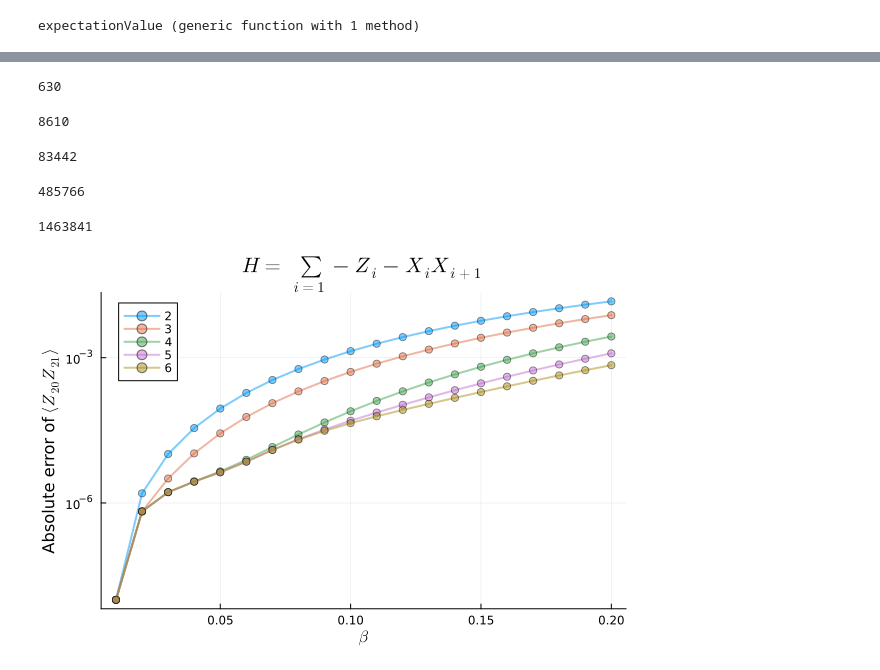
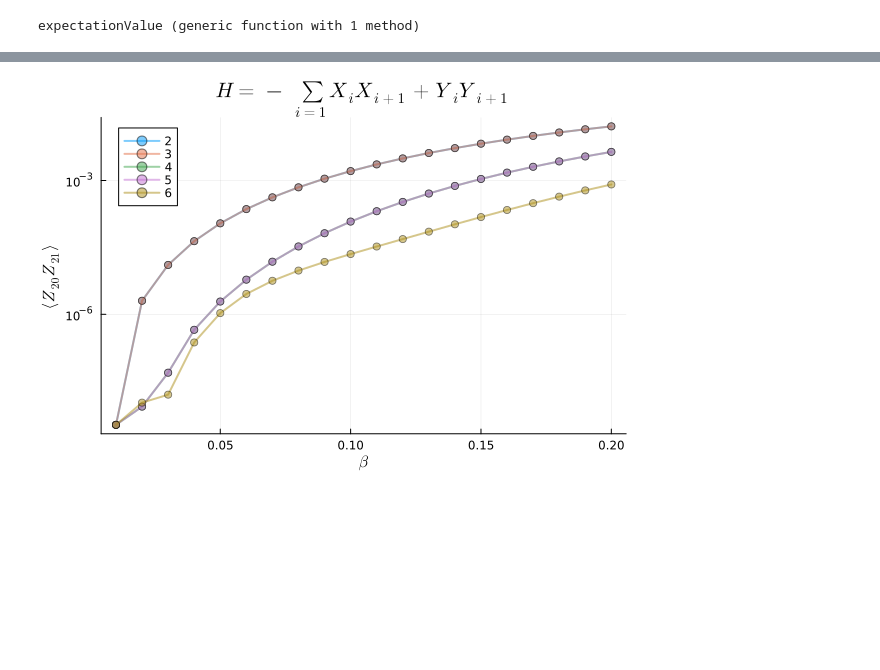
Before and after one commit to wrightjandrew/ImaginaryTimeEvolutionPauliPropagation, a Jupyter notebook: imaginaryTimeEvolution/tests2.ipynb, the cells around one changed output, grey strips where cells are left out. Drawn from its saved outputs; the diff is of its cells as text; code cells hidden in the pictures; blank space fills up the shorter version.

```diff
--- a/imaginaryTimeEvolution/tests2.ipynb
+++ b/imaginaryTimeEvolution/tests2.ipynb
@@ -428,0 +465,16 @@ Closest candidates are:
+# %%
+theta = 0.01im
+θ = theta
+nq = 30
+
+topology = bricklayertopology(nq)
+
+# the circuit
+circuit = Gate[]
+nl = 1
+for i in 1:nl
+    append!(circuit, PauliRotation([:X, :X], pair, θ) for pair in topology);
+    append!(circuit, PauliRotation([:Y, :Y], pair, θ) for pair in topology);
+    append!(circuit, PauliRotation([:Z, :Z], pair, θ) for pair in topology);
+
+end
@@ -429,16 +509,31 @@ Closest candidates are:
+# %%
+theta = 0.01im
+θ = theta
+nq = 30
+
+topology = bricklayertopology(nq)
+
+# the circuit
+circuit = Gate[]
+nl = 1
+for i in 1:nl
+    append!(circuit, PauliRotation([:X, :X], pair, θ) for pair in topology);
+    append!(circuit, PauliRotation([:Y, :Y], pair, θ) for pair in topology);
+
+end
 # %%
 obs_i = 21
 obs_j = 20
 observable = PauliString(nq, [:Z,:Z], [obs_i,obs_j])
 
 nl = 20
-trunc_coeffs = 2.0 .^ (-16:-1:-20)
+trunc_coeffs = 2.0 .^ (-14:-1:-18)
 
 time = range(0.01, 0.01*nl, nl)
 
-plot(ylabel=L"Absolute error of $\langle Z_{20}Z_{21} \rangle$", xlabel=L"\beta", title = L"$H = \sum_{i=1} -Z_i - X_iX_{i+1}$")
+plot(ylabel=L"Absolute error of $\langle Z_{20}Z_{21} \rangle$", xlabel=L"\beta", title = L"$H = - \sum_{i=1}  X_iX_{i+1} + Y_iY_{i+1}$")
 
-M = jordan_wigner_tfim(nq, 1.0, 1.0)
+M = jordan_wigner_tfim(nq, 1.0, 1.0, 0.0)
 zz = zeros(length(time))
 for i in 1:length(time)
     zz[i] = zz_correlation(M, time[i], obs_i, obs_j)
@@ -462,34 +552,28 @@ display(plot!())
 # %%
 observable = PauliString(nq, [:Z,:Z], [20,21])
 nl = 20
 nq = 30
 weights = 2:1:6
 
 time = range(0.01, 0.01*nl, nl)
 
-plot(ylabel=L"$\langle Z_{20}Z_{21} \rangle$", xlabel="t", title = L"$H = \sum_{i=1} X_i - Z_iZ_{i+1}$")
 
 
-plot(ylabel=L"Absolute error of $\langle Z_{20}Z_{21} \rangle$", xlabel=L"\beta", title = L"$H = \sum_{i=1} -Z_i - X_iX_{i+1}$")
+plot(ylabel=L"$\langle Z_{20}Z_{21} \rangle$", xlabel=L"\beta", title = L"$H = -\sum_{i=1}  X_iX_{i+1} + Y_iY_{i+1}$")
 
-M = jordan_wigner_tfim(nq, 1.0, 1.0)
+M = jordan_wigner_tfim(nq, 1.0, 1.0, 0.0)
 zz = zeros(length(time))
 for i in 1:length(time)
     zz[i] = zz_correlation(M, time[i], 20, 21)
 end
 
 for j in weights
-    expectation = thermalStateExpectation(circuit, nl, nq, observable; min_abs_coeff=2^(-19), max_weight = j)
+    expectation = thermalStateExpectation(circuit, nl, nq, observable; min_abs_coeff=2^(-20), max_weight = j)
     error = abs.(expectation - zz)
     plot!(time, error, label = j, legend=:topleft, lw=2, markersize=4, marker=:circle, alpha=0.5)
 end
 plot!(yscale=:log10)
 
 display(plot!())
 # %% [output]
-630
-8610
-83442
-485766
-1463841
-[figure, old version]
+[figure, new version]
```
Also changed, not shown: parts of 13 cells of this notebook, 1 other file.
